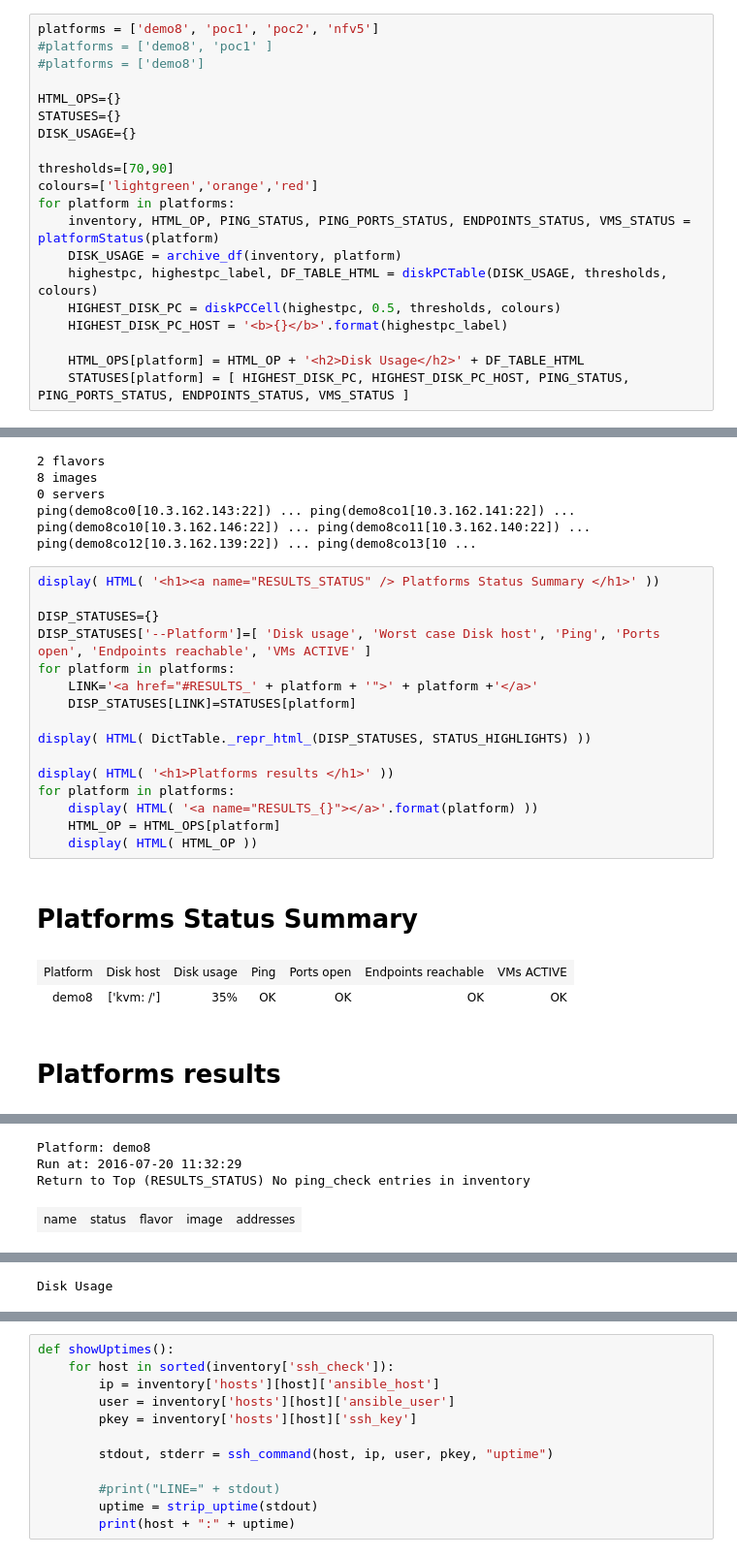
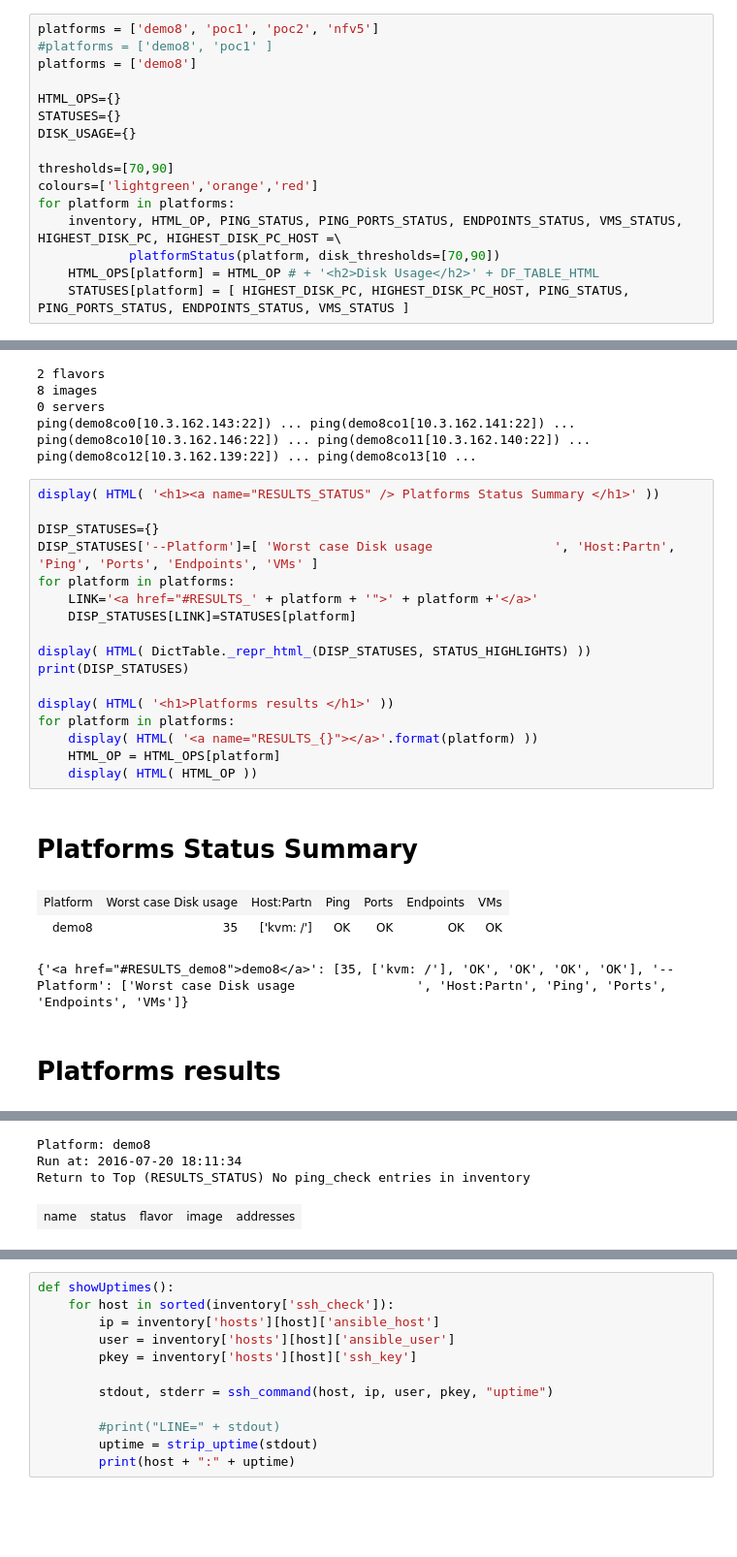
Before and after one commit to mjbright/jupyter-for-everything-else, a Jupyter notebook: OpenStack_MultipleSystems_Monitoring_Py3.ipynb, the cells around one changed output, grey strips where cells are left out. Shown at 97% size. Drawn from its saved outputs; the diff is of its cells as text; blank space fills up the shorter version.

Commit message:
Latest: disk free not quite working

```diff
--- a/OpenStack_MultipleSystems_Monitoring_Py3.ipynb
+++ b/OpenStack_MultipleSystems_Monitoring_Py3.ipynb
@@ -19,7 +22,7 @@ from OpenStack_Tools  import *
 # %%
 platforms = ['demo8', 'poc1', 'poc2', 'nfv5']
 #platforms = ['demo8', 'poc1' ]
-#platforms = ['demo8']
+platforms = ['demo8']
 
 HTML_OPS={}
 STATUSES={}
@@ -28,13 +31,9 @@ DISK_USAGE={}
 thresholds=[70,90]
 colours=['lightgreen','orange','red']
 for platform in platforms:
-    inventory, HTML_OP, PING_STATUS, PING_PORTS_STATUS, ENDPOINTS_STATUS, VMS_STATUS = platformStatus(platform)
-    DISK_USAGE = archive_df(inventory, platform)
-    highestpc, highestpc_label, DF_TABLE_HTML = diskPCTable(DISK_USAGE, thresholds, colours)
-    HIGHEST_DISK_PC = diskPCCell(highestpc, 0.5, thresholds, colours)
-    HIGHEST_DISK_PC_HOST = '<b>{}</b>'.format(highestpc_label)
-
-    HTML_OPS[platform] = HTML_OP + '<h2>Disk Usage</h2>' + DF_TABLE_HTML
+    inventory, HTML_OP, PING_STATUS, PING_PORTS_STATUS, ENDPOINTS_STATUS, VMS_STATUS, HIGHEST_DISK_PC, HIGHEST_DISK_PC_HOST =\
+            platformStatus(platform, disk_thresholds=[70,90])
+    HTML_OPS[platform] = HTML_OP # + '<h2>Disk Usage</h2>' + DF_TABLE_HTML
     STATUSES[platform] = [ HIGHEST_DISK_PC, HIGHEST_DISK_PC_HOST, PING_STATUS, PING_PORTS_STATUS, ENDPOINTS_STATUS, VMS_STATUS ]
 # %% [output]
 The latest version of this status is available at http://10.3.216.210:8888/tree/notebooks/cron/OpenStack_Monitoring_demo8.html
@@ -45,28 +44,30 @@ ping(demo8co0[10.3.162.143:22]) ... ping(demo8co1[10.3.162.141:22]) ... ping(dem
 # %%
 display( HTML( '<h1><a name="RESULTS_STATUS" /> Platforms Status Summary </h1>' ))
 
 DISP_STATUSES={}
-DISP_STATUSES['--Platform']=[ 'Disk usage', 'Worst case Disk host', 'Ping', 'Ports open', 'Endpoints reachable', 'VMs ACTIVE' ]
+DISP_STATUSES['--Platform']=[ 'Worst case Disk usage                ', 'Host:Partn', 'Ping', 'Ports', 'Endpoints', 'VMs' ]
 for platform in platforms:
     LINK='<a href="#RESULTS_' + platform + '">' + platform +'</a>'
     DISP_STATUSES[LINK]=STATUSES[platform]
 
 display( HTML( DictTable._repr_html_(DISP_STATUSES, STATUS_HIGHLIGHTS) ))
+print(DISP_STATUSES)
 
 display( HTML( '<h1>Platforms results </h1>' ))
 for platform in platforms:
     display( HTML( '<a name="RESULTS_{}"></a>'.format(platform) ))
     HTML_OP = HTML_OPS[platform]
     display( HTML( HTML_OP ))
 # %% [output]
 Platforms Status Summary
-| Platform | Disk host | Disk usage | Ping | Ports open | Endpoints reachable | VMs ACTIVE |
-| demo8 | ['kvm: /'] | 35% | OK | OK | OK | OK |
+| Platform | Worst case Disk usage | Host:Partn | Ping | Ports | Endpoints | VMs |
+| demo8 | 35 | ['kvm: /'] | OK | OK | OK | OK |
+{'<a href="#RESULTS_demo8">demo8</a>': [35, ['kvm: /'], 'OK', 'OK', 'OK', 'OK'], '--Platform': ['Worst case Disk usage                ', 'Host:Partn', 'Ping', 'Ports', 'Endpoints', 'VMs']}
 Platforms results
 [interactive output not drawn]
-Platform: demo8
-Run at: 2016-07-20 11:32:29
-Return to Top (RESULTS_STATUS) No ping_check entries in inventory
+Platform: demo8
+Run at: 2016-07-20 18:11:34
+Return to Top (RESULTS_STATUS) No ping_check entries in inventory
 | name | status | flavor | image | addresses |
 | demo8co0[10.3.162.143:22] | OK |
 | demo8co10[10.3.162.146:22] | OK |
@@ -89,4 +90,3 @@ Return to Top (RESULTS_STATUS) No ping_check entries in inventory
 | 10.3.160.30:5000 [identity] | OK |
 | 10.3.160.30:8776 [volume] | OK |
 | 10.3.160.30:9292 [image] | OK |
-Disk Usage
```
Also changed, not shown: parts of 3 cells of this notebook, 3 other files.
